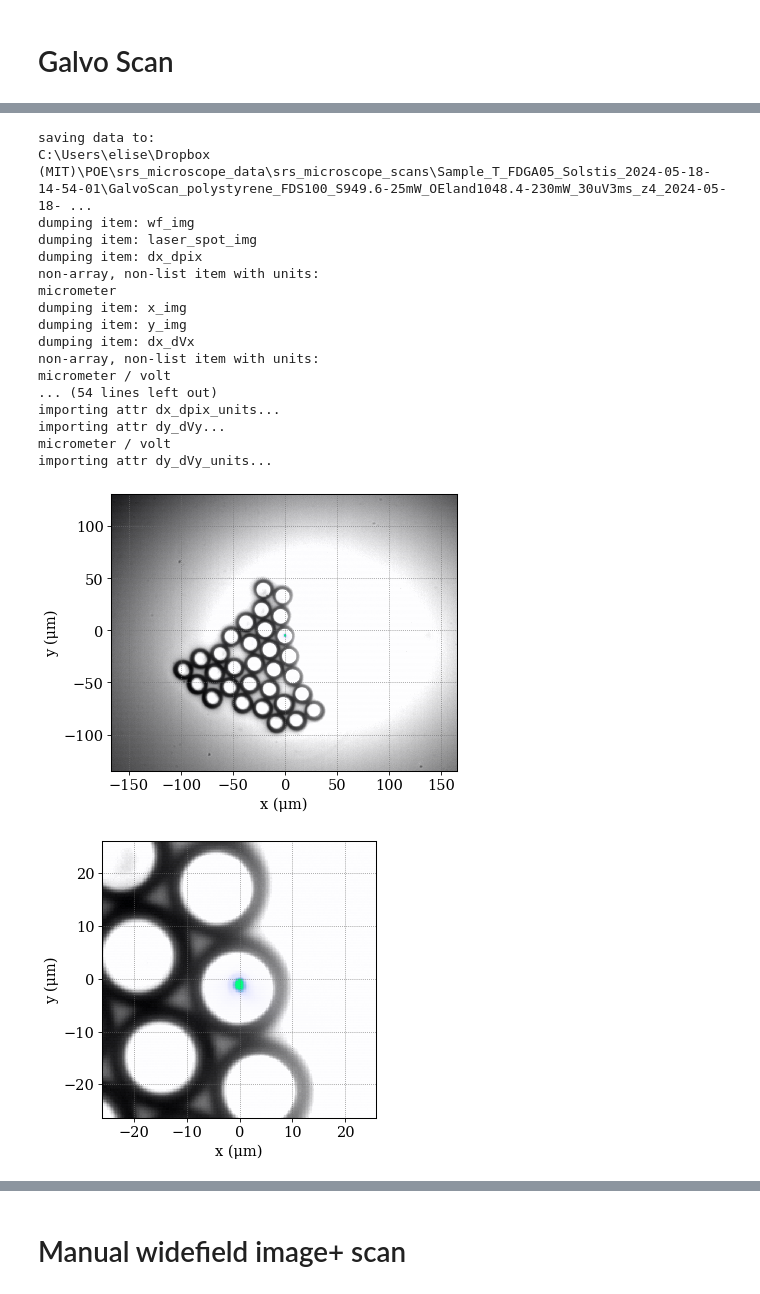
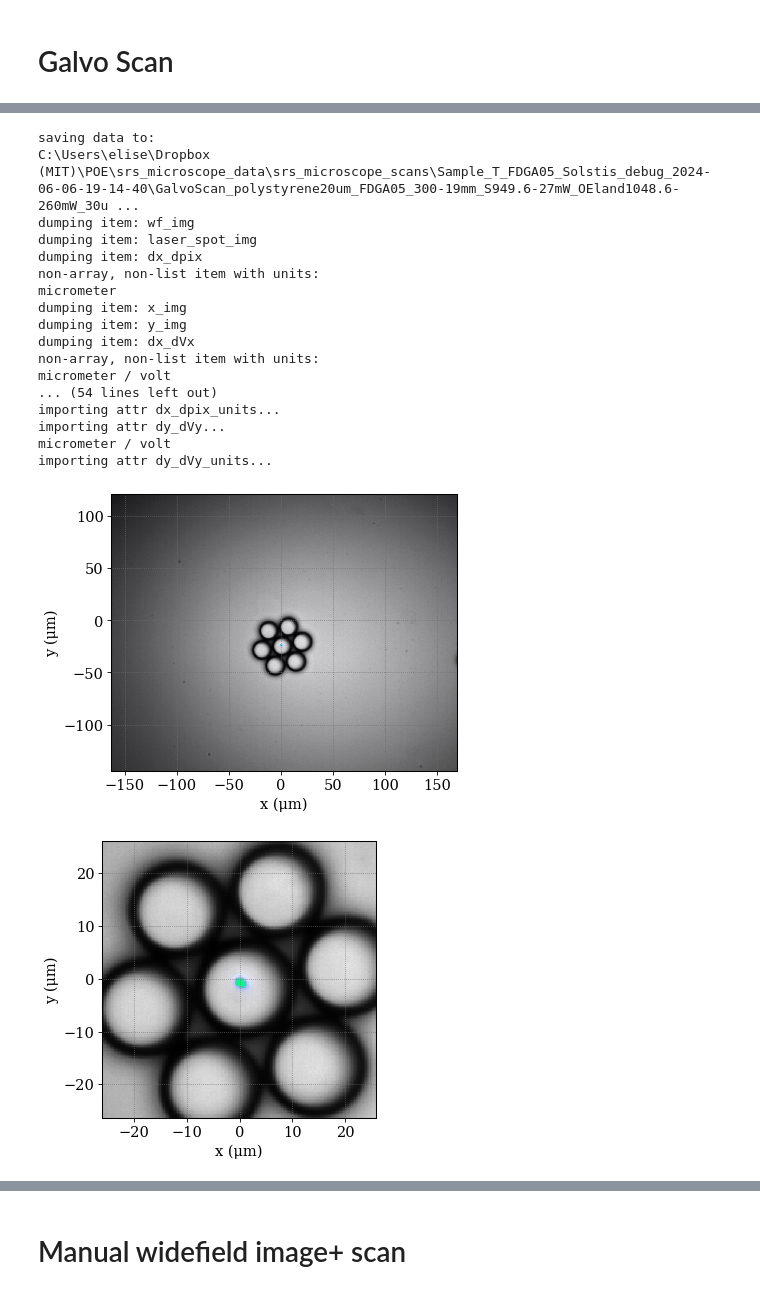
Before and after one commit to eauyehara/experiment_control, a Jupyter notebook: notebooks/srs_microscope.ipynb, the cells around one changed output, grey strips where cells are left out. Drawn from its saved outputs; the diff is of its cells as text; code cells hidden in the pictures.

```diff
--- a/notebooks/srs_microscope.ipynb
+++ b/notebooks/srs_microscope.ipynb
@@ -182,13 +215,13 @@ center_spot()
 # %%
 # Configure scan and preview scan area
 # 3ms integration time
-filename = "polystyrene_FDS100_S949.6-25mW_OEland1048.4-230mW_30uV3ms_z4"
-sample_dir = "T_FDGA05_Solstis"
+filename = "polystyrene20um_FDGA05_300-19mm_S949.6-27mW_OEland1048.6-260mW_30uV10ms_z5mid"
+sample_dir = "T_FDGA05_Solstis_debug"
 
-t_LIA = 3*u.ms
+t_LIA = 10*u.ms
 nx, ny      =   100   ,   100 #500          ,       500
 ΔVx, ΔVy    =   0.3*u.volt   ,   0.3*u.volt #1.0*u.volt    ,      1.0*u.volt # 0.8*u.volt
 fsamp       =   (1/(4*t_LIA)).to(u.Hz)#1000*u.Hz
 
-fig = preview_scan_area(nx, ny, ΔVx, ΔVy, fsamp=fsamp, exposure_time=6*u.ms)
+fig = preview_scan_area(nx, ny, ΔVx, ΔVy, fsamp=fsamp, exposure_time=10*u.ms)
 # %% [output]
@@ -197,23 +230,23 @@ scan time: 120.00 second
 # %%
-ds0 = collect_wfscan(nx,ny,ΔVx,ΔVy,Vx0,Vy0,fsamp,name=filename,sample_dir=sample_dir)
+ds0 = collect_wfscan(nx,ny,ΔVx,ΔVy,Vx0,Vy0,fsamp,name=filename,sample_dir=sample_dir,wf_exposure_time=10*u.ms)
 fig = plot_scan_data(ds0, wf_cmap=cm.gray, laser_cmap=cm.Reds, srs_cmap=cm.inferno)
 # %% [output]
 saving data to:
-C:\Users\elise\Dropbox (MIT)\POE\srs_microscope_data\srs_microscope_scans\Sample_T_FDGA05_Solstis_2024-05-18-14-54-01\GalvoScan_polystyrene_FDS100_S949.6-25mW_OEland1048.4-230mW_30uV3ms_z4_2024-05-18- ...
+C:\Users\elise\Dropbox (MIT)\POE\srs_microscope_data\srs_microscope_scans\Sample_T_FDGA05_Solstis_debug_2024-06-06-19-14-40\GalvoScan_polystyrene20um_FDGA05_300-19mm_S949.6-27mW_OEland1048.6-260mW_30u ...
 dumping item: wf_img
 dumping item: laser_spot_img
 dumping item: dx_dpix
 non-array, non-list item with units:
 micrometer
 dumping item: x_img
 dumping item: y_img
 dumping item: dx_dVx
 non-array, non-list item with units:
 micrometer / volt
 ... (54 lines left out)
 importing attr dx_dpix_units...
 importing attr dy_dVy...
 micrometer / volt
 importing attr dy_dVy_units...
-[figure, old version]
+[figure, new version]
-[figure, old version]
+[figure, new version]
```
Also changed, not shown: parts of 14 cells of this notebook, 1 other file.
